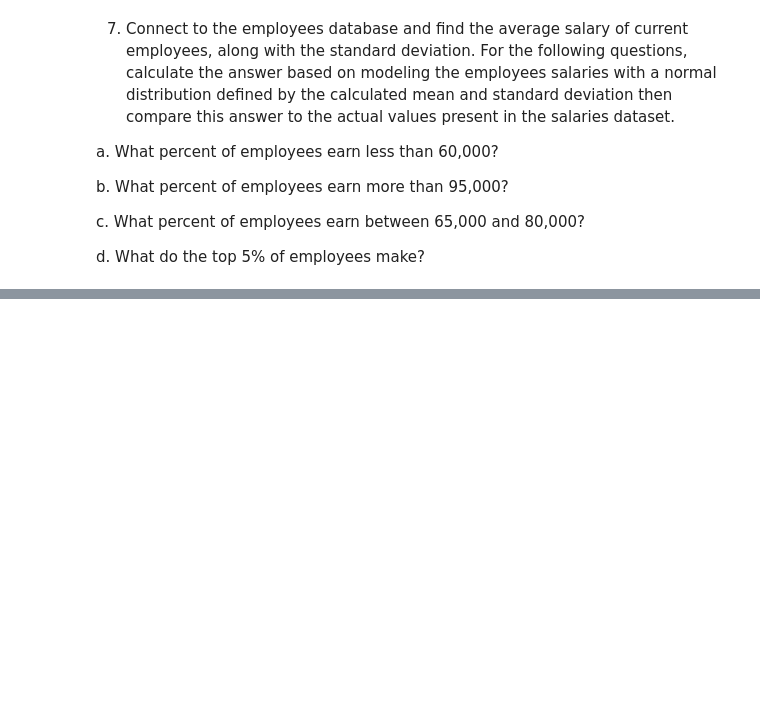
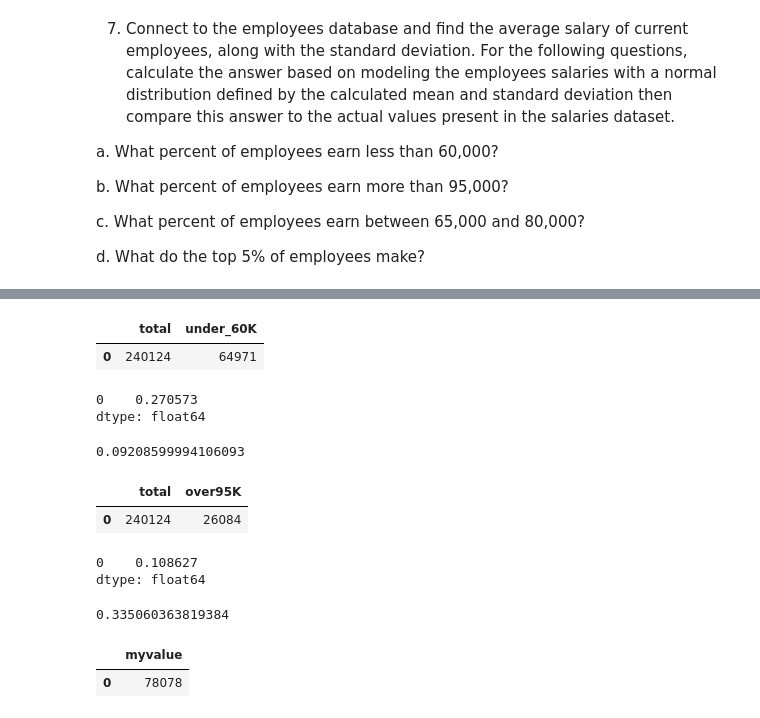
Before and after one commit to RyvynYoung/statistics-exercises, a Jupyter notebook: probability_distributions.ipynb, the cells around one changed output, grey strips where cells are left out. Cells and saved outputs as stored; diff of their text form; code cells hidden in the pictures; blank space fills up the shorter version.

```diff
--- a/probability_distributions.ipynb
+++ b/probability_distributions.ipynb
@@ -205,0 +292,51 @@ d. What do the top 5% of employees make?
+# %%
+# query dataset for counts under 60,000
+query = """select count(salary) total, (select count(salary) from salaries where to_date > now() and salary < 60000) under_60K from salaries where to_date > now();"""
+dfunder60K = pd.read_sql(query, get_db_url('employees'))
+dfunder60K
+# %% [output]
+|  | total | under_60K |
+| 0 | 240124 | 64971 |
+# %%
+# use counts from query to calculate percentage under 60K
+dfunder60K.under_60K / dfunder60K.total
+# %% [output]
+0    0.270573
+dtype: float64
+# %%
+# 7b. What percent of employees earn more than 95,000?
+stats.norm(72012, 17310).sf(95000)
+# %% [output]
+0.09208599994106093
+# %%
+# query dataset for counts over 95,000
+query = """select count(salary) total, (select count(salary) from salaries where to_date > now() and salary > 95000) over95K from salaries where to_date > now();"""
+dfover95K = pd.read_sql(query, get_db_url('employees'))
+dfover95K
+# %% [output]
+|  | total | over95K |
+| 0 | 240124 | 26084 |
+# %%
+# use counts from query to calculate percentage under 60K
+dfover95K.over95K / dfover95K.total
+# %% [output]
+0    0.108627
+dtype: float64
+# %%
+# 7c. What percent of employees earn between 65,000 and 80,000?
+# what percent earn 80,000 or less
+topcut = stats.norm(72012, 17310).cdf(80000)
+botcut = stats.norm(72012, 17310).cdf(65000)
+# to get % between subtract ?
+between = topcut - botcut
+between
+# %% [output]
+0.335060363819384
+# %%
+# query for count of salaries between 65K and 80K, use total from previous to divide
+query = """select count(salary) myvalue from salaries where to_date > now() and salary >= 65000 and salary <=80000;"""
+dfbetween = pd.read_sql(query, get_db_url('employees'))
+dfbetween
+# %% [output]
+|  | myvalue |
+| 0 | 78078 |
```
Also changed, not shown: parts of 25 cells of this notebook.
